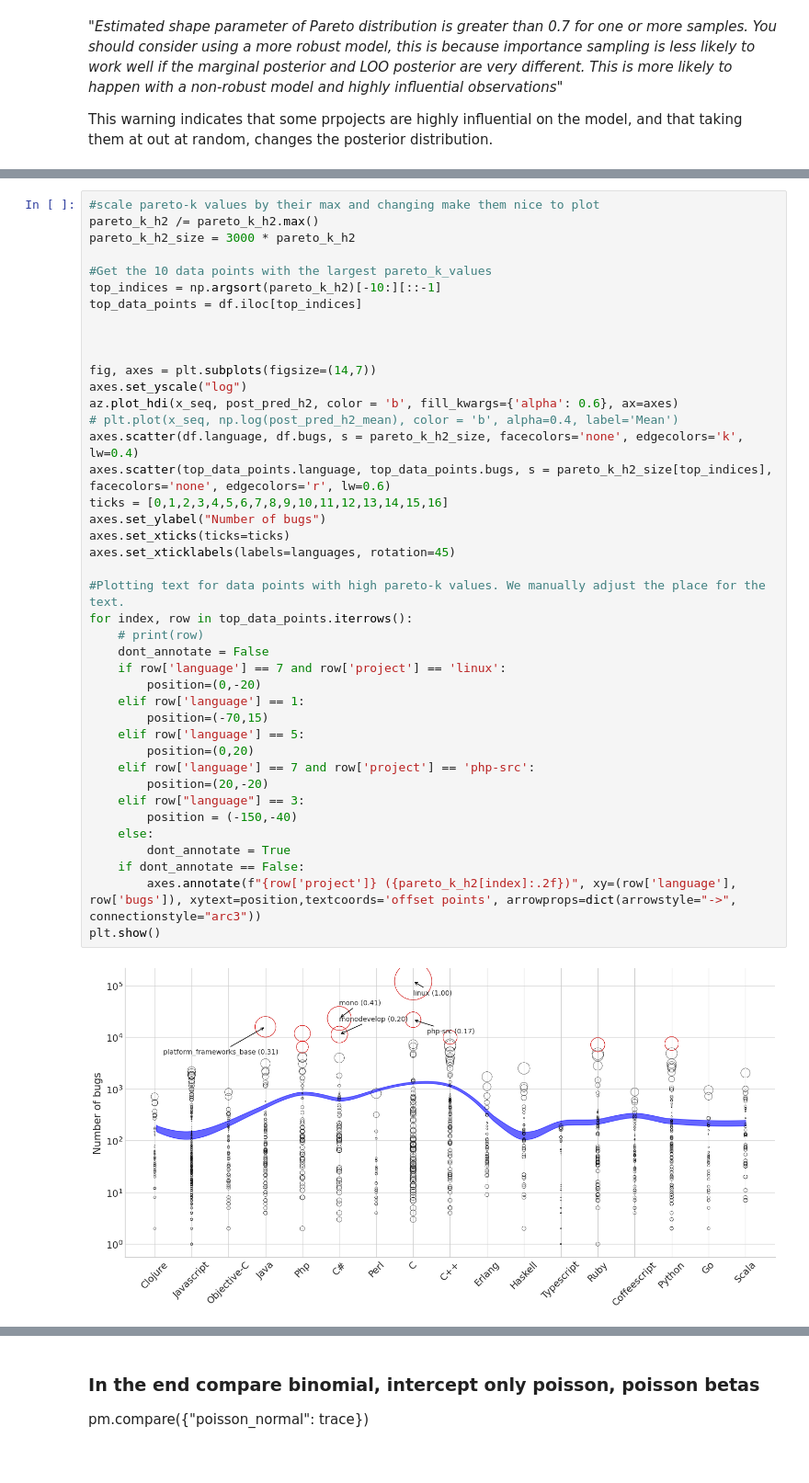
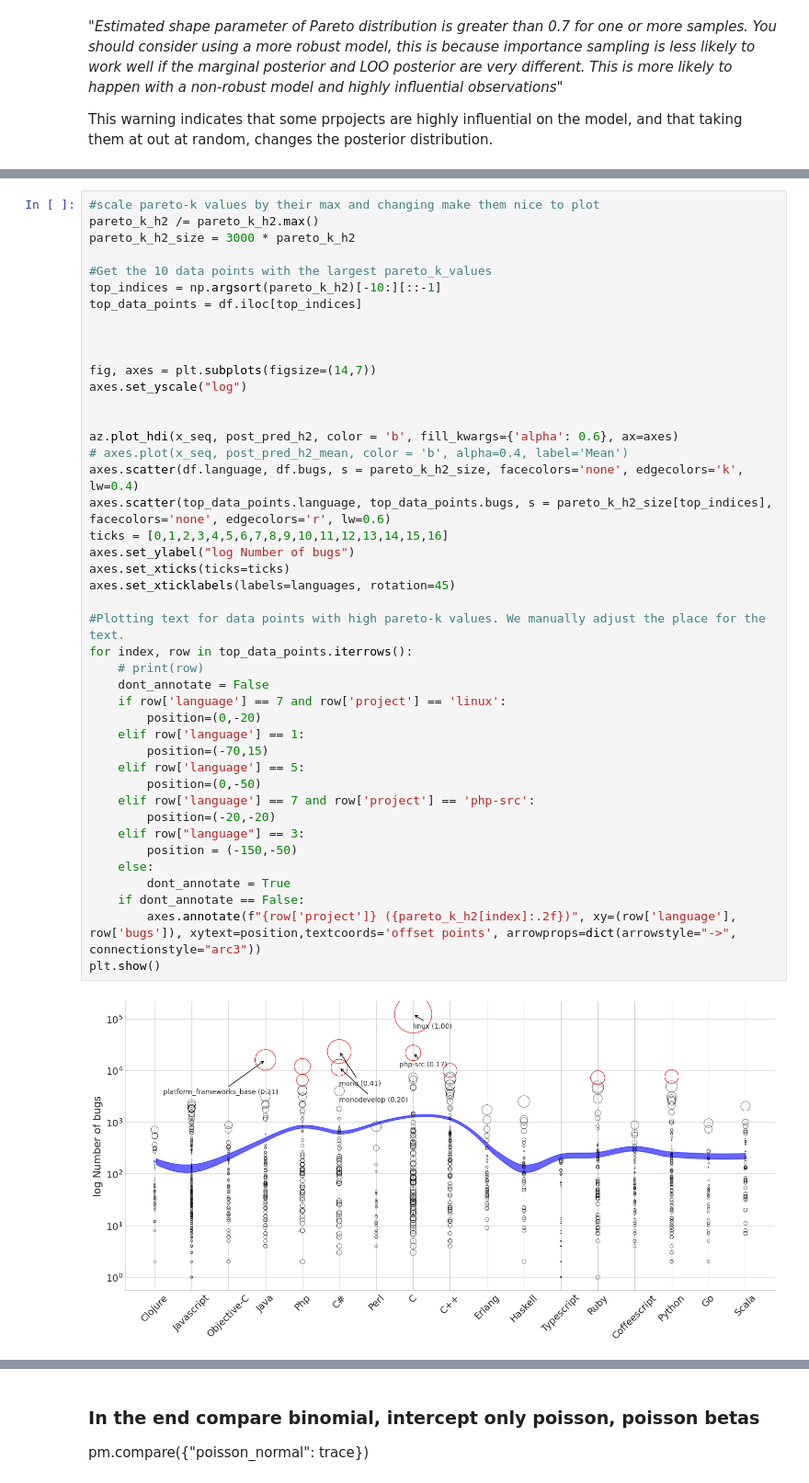
Before and after one commit to ah140797/PPExam24, a Jupyter notebook: h1_1.ipynb, the cells around one changed output, grey strips where cells are left out. Shown at 92% size. Saved outputs shown, nothing was run; the diff lists cells and outputs as text.

```diff
--- a/h1_1.ipynb
+++ b/h1_1.ipynb
@@ -412,36 +392,38 @@ top_indices = np.argsort(pareto_k_h2)[-10:][::-1]
 top_data_points = df.iloc[top_indices]
 
 
 
 fig, axes = plt.subplots(figsize=(14,7))
 axes.set_yscale("log")
+
+
 az.plot_hdi(x_seq, post_pred_h2, color = 'b', fill_kwargs={'alpha': 0.6}, ax=axes)
-# plt.plot(x_seq, np.log(post_pred_h2_mean), color = 'b', alpha=0.4, label='Mean')
+# axes.plot(x_seq, post_pred_h2_mean, color = 'b', alpha=0.4, label='Mean')
 axes.scatter(df.language, df.bugs, s = pareto_k_h2_size, facecolors='none', edgecolors='k', lw=0.4)
 axes.scatter(top_data_points.language, top_data_points.bugs, s = pareto_k_h2_size[top_indices], facecolors='none', edgecolors='r', lw=0.6)
 ticks = [0,1,2,3,4,5,6,7,8,9,10,11,12,13,14,15,16]
-axes.set_ylabel("Number of bugs")
+axes.set_ylabel("log Number of bugs")
 axes.set_xticks(ticks=ticks)
 axes.set_xticklabels(labels=languages, rotation=45)
 
 #Plotting text for data points with high pareto-k values. We manually adjust the place for the text.
 for index, row in top_data_points.iterrows():
     # print(row)
     dont_annotate = False
     if row['language'] == 7 and row['project'] == 'linux':
         position=(0,-20)
     elif row['language'] == 1:
         position=(-70,15)
     elif row['language'] == 5:
-        position=(0,20)
+        position=(0,-50)
     elif row['language'] == 7 and row['project'] == 'php-src':
-        position=(20,-20)
+        position=(-20,-20)
     elif row["language"] == 3:
-        position = (-150,-40)
+        position = (-150,-50)
     else:
         dont_annotate = True
     if dont_annotate == False:
         axes.annotate(f"{row['project']} ({pareto_k_h2[index]:.2f})", xy=(row['language'], row['bugs']), xytext=position,textcoords='offset points', arrowprops=dict(arrowstyle="->", connectionstyle="arc3"))
 plt.show()
 # %% [output]
-[figure, old version]
+[figure, new version]
```
Also changed, not shown: parts of 43 cells of this notebook.
